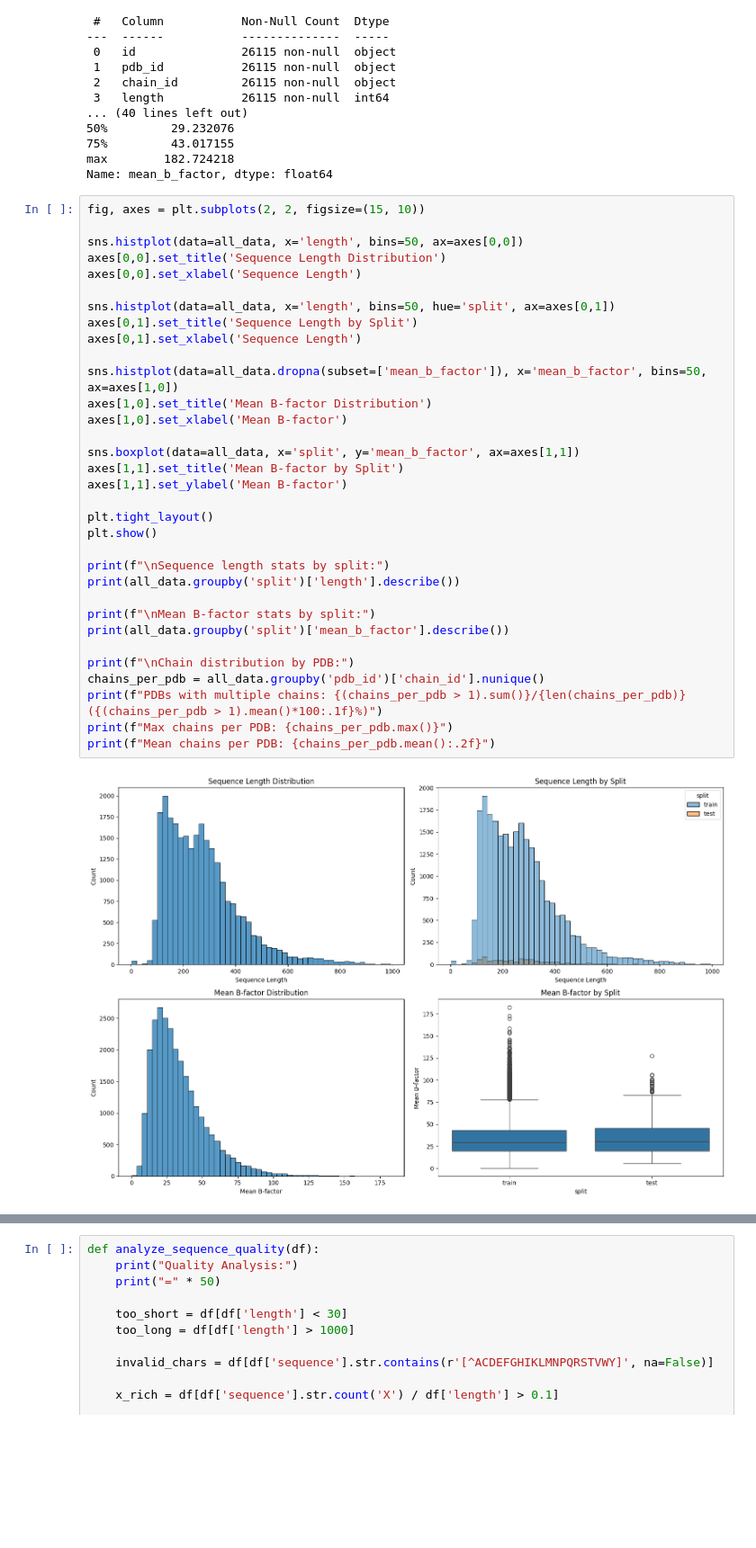
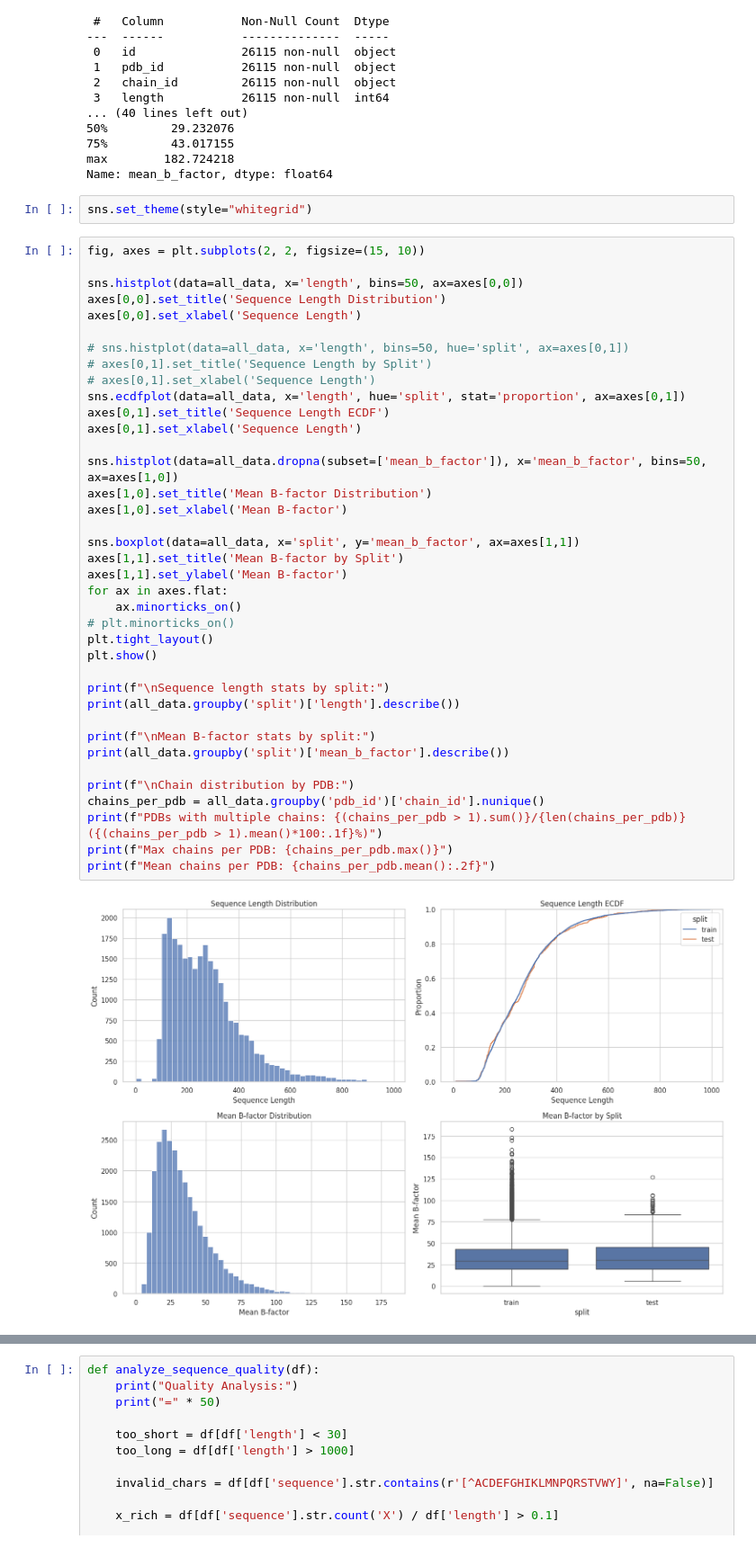
Before and after one commit to gottalottarock/esm-2-contact-map, a Jupyter notebook: ipynb/EDA/sequences.ipynb, the cells around one changed output, grey strips where cells are left out. Shown at 90% size. Cells and saved outputs as stored; diff of their text form; blank space fills up the shorter version.

```diff
--- a/ipynb/EDA/sequences.ipynb
+++ b/ipynb/EDA/sequences.ipynb
@@ -90,41 +90,48 @@ Data columns (total 10 columns):
 75%         43.017155
 max        182.724218
 Name: mean_b_factor, dtype: float64
+# %%
+sns.set_theme(style="whitegrid")
 # %%
 fig, axes = plt.subplots(2, 2, figsize=(15, 10))
 
 sns.histplot(data=all_data, x='length', bins=50, ax=axes[0,0])
 axes[0,0].set_title('Sequence Length Distribution')
 axes[0,0].set_xlabel('Sequence Length')
 
-sns.histplot(data=all_data, x='length', bins=50, hue='split', ax=axes[0,1])
-axes[0,1].set_title('Sequence Length by Split')
+# sns.histplot(data=all_data, x='length', bins=50, hue='split', ax=axes[0,1])
+# axes[0,1].set_title('Sequence Length by Split')
+# axes[0,1].set_xlabel('Sequence Length')
+sns.ecdfplot(data=all_data, x='length', hue='split', stat='proportion', ax=axes[0,1])
+axes[0,1].set_title('Sequence Length ECDF')
 axes[0,1].set_xlabel('Sequence Length')
 
 sns.histplot(data=all_data.dropna(subset=['mean_b_factor']), x='mean_b_factor', bins=50, ax=axes[1,0])
 axes[1,0].set_title('Mean B-factor Distribution')
 axes[1,0].set_xlabel('Mean B-factor')
 
 sns.boxplot(data=all_data, x='split', y='mean_b_factor', ax=axes[1,1])
 axes[1,1].set_title('Mean B-factor by Split')
 axes[1,1].set_ylabel('Mean B-factor')
-
+for ax in axes.flat:
+    ax.minorticks_on()
+# plt.minorticks_on()
 plt.tight_layout()
 plt.show()
 
 print(f"\nSequence length stats by split:")
 print(all_data.groupby('split')['length'].describe())
 
 print(f"\nMean B-factor stats by split:")
 print(all_data.groupby('split')['mean_b_factor'].describe())
 
 print(f"\nChain distribution by PDB:")
 chains_per_pdb = all_data.groupby('pdb_id')['chain_id'].nunique()
 print(f"PDBs with multiple chains: {(chains_per_pdb > 1).sum()}/{len(chains_per_pdb)} ({(chains_per_pdb > 1).mean()*100:.1f}%)")
 print(f"Max chains per PDB: {chains_per_pdb.max()}")
 print(f"Mean chains per PDB: {chains_per_pdb.mean():.2f}")
 # %% [output]
-[figure, old version]
+[figure, new version]
 Sequence length stats by split:
          count        mean         std  min    25%    50%    75%    max
 split
```
Also changed, not shown: 7 other files.
